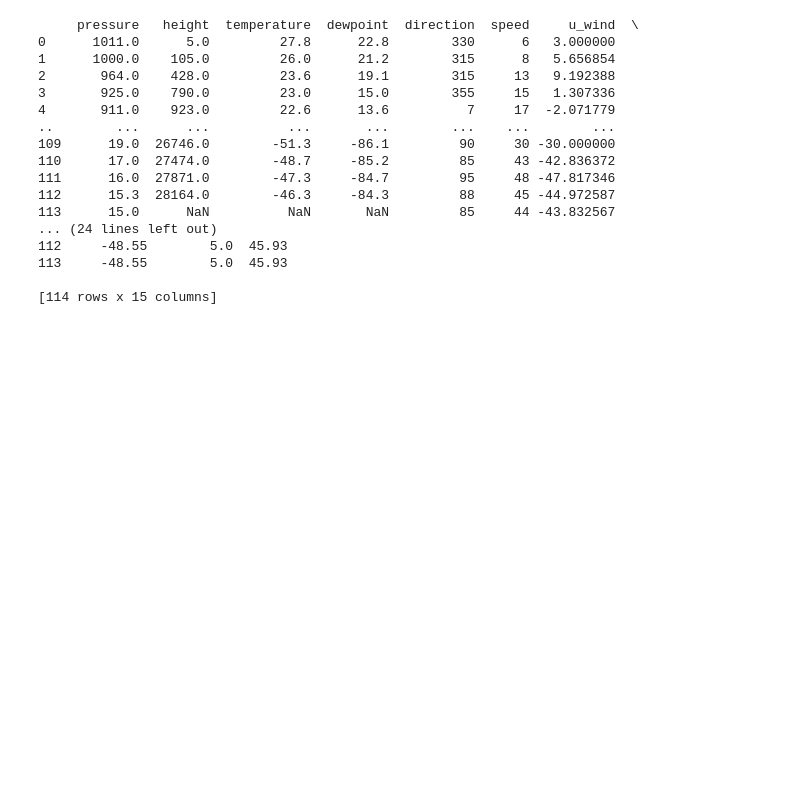
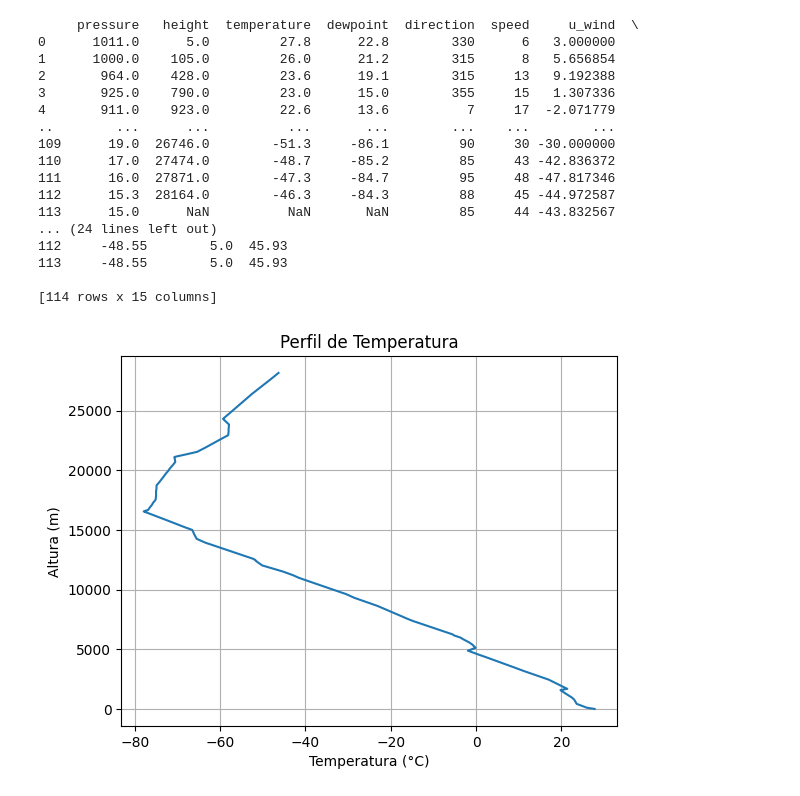
Before and after one commit to muriell-b/ENS5173_01, a Jupyter notebook: projeto02.ipynb, the cells around one changed output. Cells and saved outputs as stored; diff of their text form; code cells hidden in the pictures; blank space fills up the shorter version.

```diff
--- a/projeto02.ipynb
+++ b/projeto02.ipynb
@@ -486,3 +486,17 @@ print(df)
 113     -48.55        5.0  45.93
 
 [114 rows x 15 columns]
+# %%
+# Fazendo figura do perfil de temperatura
+
+
+# Plot do perfil de temperatura
+fig, ax = plt.subplots()
+ax.plot(df['temperature'], df['height'])
+ax.set_xlabel('Temperatura (°C)')
+ax.set_ylabel('Altura (m)')
+ax.set_title('Perfil de Temperatura')
+plt.grid(True)
+plt.show()
+# %% [output]
+[figure, added]
```
